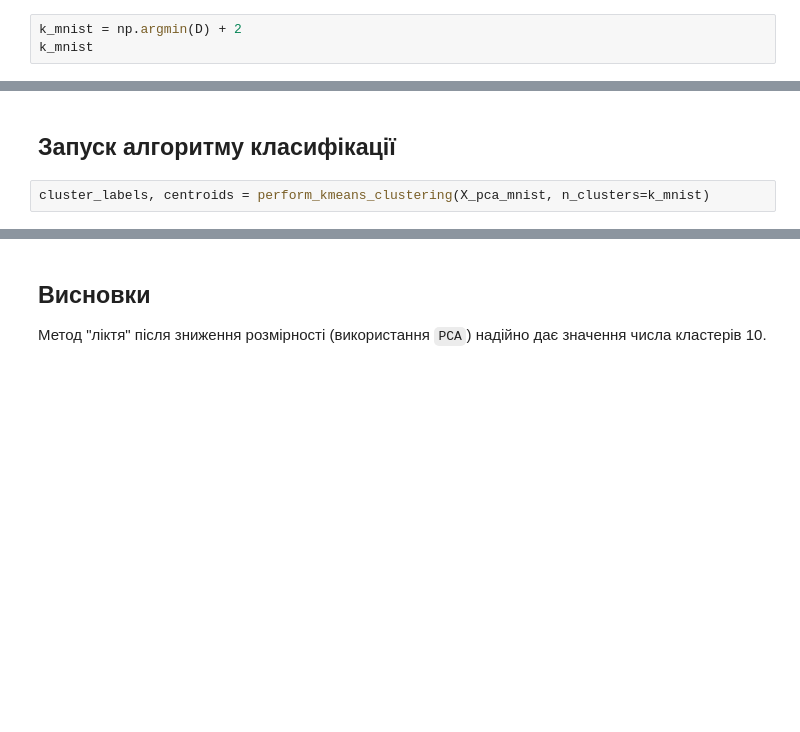
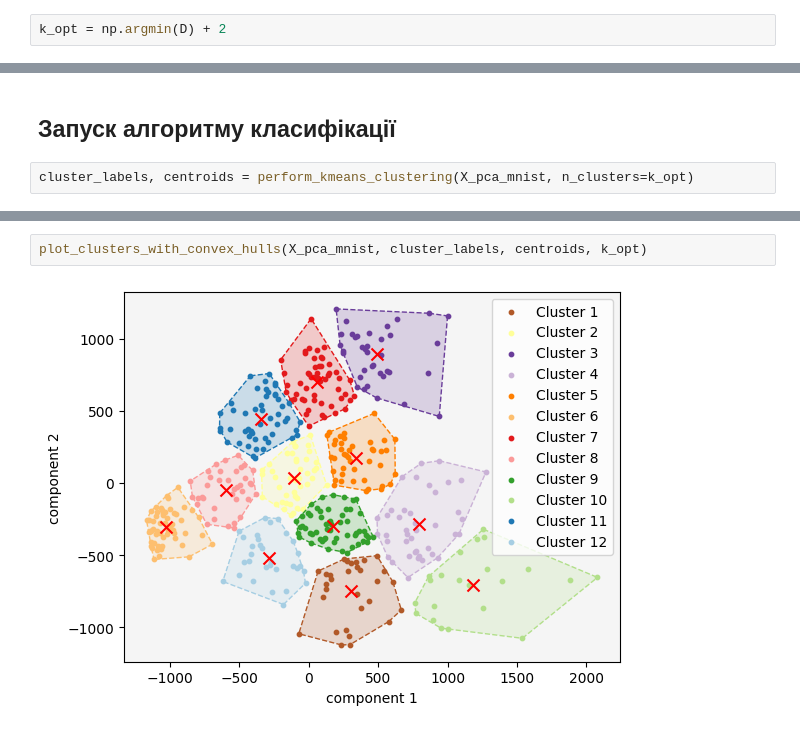
Before and after one commit to sergiokapone/DataScience, a Jupyter notebook: Hw6/Hw6.ipynb, the cells around one changed output, grey strips where cells are left out. Drawn from its saved outputs; the diff is of its cells as text; blank space fills up the shorter version.

```diff
--- a/Hw6/Hw6.ipynb
+++ b/Hw6/Hw6.ipynb
@@ -461,5 +414,4 @@ plt.show()
 # %% [markdown]
 На цьому графіку, що побудований з використанням даних зі зниженням розмірності методом `PCA` видно, що число кластерів дорівнює $3$ або $12$.
 # %%
-k_mnist = np.argmin(D) + 2
-k_mnist
+k_opt = np.argmin(D) + 2
@@ -468,4 +418,4 @@ k_mnist
 # %% [markdown]
 ## Запуск алгоритму класифікації
 # %%
-cluster_labels, centroids = perform_kmeans_clustering(X_pca_mnist, n_clusters=k_mnist)
+cluster_labels, centroids = perform_kmeans_clustering(X_pca_mnist, n_clusters=k_opt)
@@ -515,4 +422,4 @@ plt.show()
-# %% [markdown]
-## Висновки
-
-Метод "ліктя" після зниження розмірності (використання `PCA`) надійно дає значення числа кластерів 10.
+# %%
+plot_clusters_with_convex_hulls(X_pca_mnist, cluster_labels, centroids, k_opt)
+# %% [output]
+[figure, added]
```
Also changed, not shown: parts of 7 cells of this notebook.
